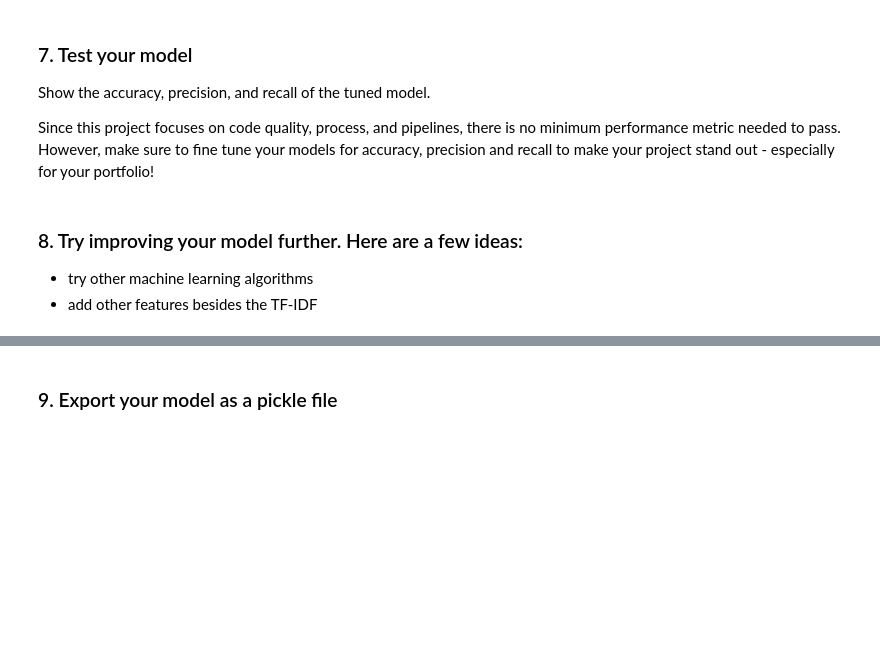
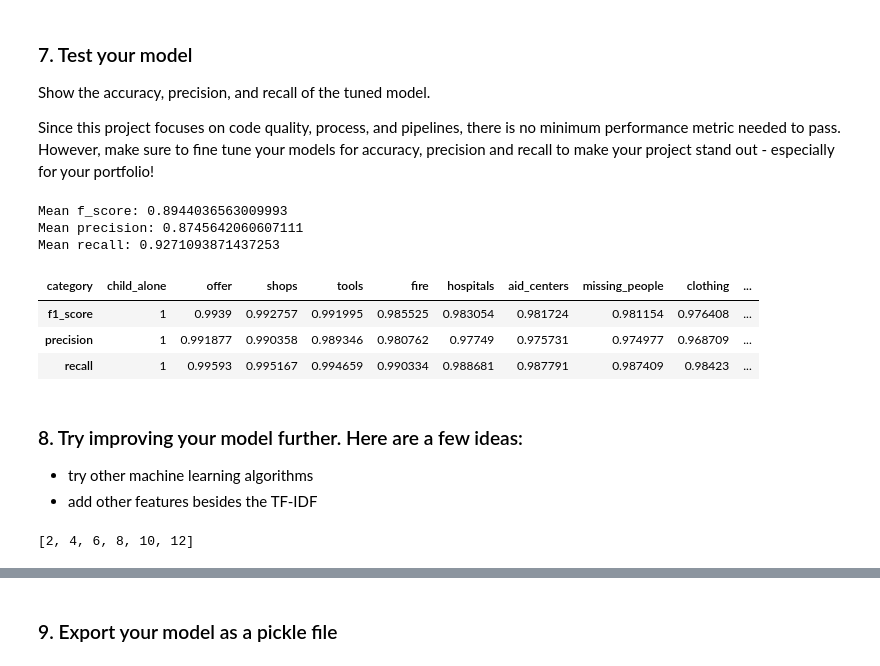
Before and after one commit to gestivalet/NLP_disaster_response_app, a Jupyter notebook: ML_Pipeline_Preparation.ipynb, the cells around one changed output, grey strips where cells are left out. Saved outputs shown, nothing was run; the diff lists cells and outputs as text; code cells hidden in the pictures; blank space fills up the shorter version.

```diff
--- a/ML_Pipeline_Preparation.ipynb
+++ b/ML_Pipeline_Preparation.ipynb
@@ -45,0 +73,18 @@ def tokenize(text):
+# %%
+def tokenize(text):
+
+    # normalize case and remove punctuation
+    text = re.sub(r"[^a-zA-Z0-9]", " ", text.lower())
+
+    # tokenize text
+    tokens = word_tokenize(text)
+
+    # lemmatize and remove stop words
+    stop_words = stopwords.words("english")
+    lemmatizer = WordNetLemmatizer()
+    tokens = [lemmatizer.lemmatize(word.lower().strip()) for word in tokens if word not in stop_words]
+
+    return tokens
+
+#X['tokenized'] = X['message'].apply(tokenize)
+#X.head(10)
@@ -64,0 +169,9 @@ cv =
+# %%
+parameters = {'tfidf__norm':['l1','l2'],
+
+              # get 'estimator' from MultiOutputClassifier
+              'clf__estimator__n_estimators':[100],
+              'clf__estimator__max_depth':[None, 4, 6, 8, 10]}
+
+grid = GridSearchCV(pipeline, param_grid=parameters, cv=3, n_jobs=-1, verbose=1)
+grid.fit(X_train, y_train)
@@ -67,6 +196,18 @@ cv =
 Show the accuracy, precision, and recall of the tuned model.
 
 Since this project focuses on code quality, process, and  pipelines, there is no minimum performance metric needed to pass. However, make sure to fine tune your models for accuracy, precision and recall to make your project stand out - especially for your portfolio!
+# %%
+y_pred = grid.predict(X_test)
+classification_report_df = generate_classification_report(y_test, y_pred)
+classification_report_df.T.style.background_gradient(cmap=cm, axis=1)
+# %% [output]
+Mean f_score: 0.8944036563009993
+Mean precision: 0.8745642060607111
+Mean recall: 0.9271093871437253
+| category | child_alone | offer | shops | tools | fire | hospitals | aid_centers | missing_people | clothing | ... |
+| f1_score | 1 | 0.9939 | 0.992757 | 0.991995 | 0.985525 | 0.983054 | 0.981724 | 0.981154 | 0.976408 | ... |
+| precision | 1 | 0.991877 | 0.990358 | 0.989346 | 0.980762 | 0.97749 | 0.975731 | 0.974977 | 0.968709 | ... |
+| recall | 1 | 0.99593 | 0.995167 | 0.994659 | 0.990334 | 0.988681 | 0.987791 | 0.987409 | 0.98423 | ... |
 # %% [markdown]
 ### 8. Try improving your model further. Here are a few ideas:
 * try other machine learning algorithms
@@ -73,0 +235,4 @@ Since this project focuses on code quality, process, and  pipelines, there is no
+# %%
+list(range(2,13,2))
+# %% [output]
+[2, 4, 6, 8, 10, 12]
```
Also changed, not shown: parts of 16 cells of this notebook, 4 other files.
